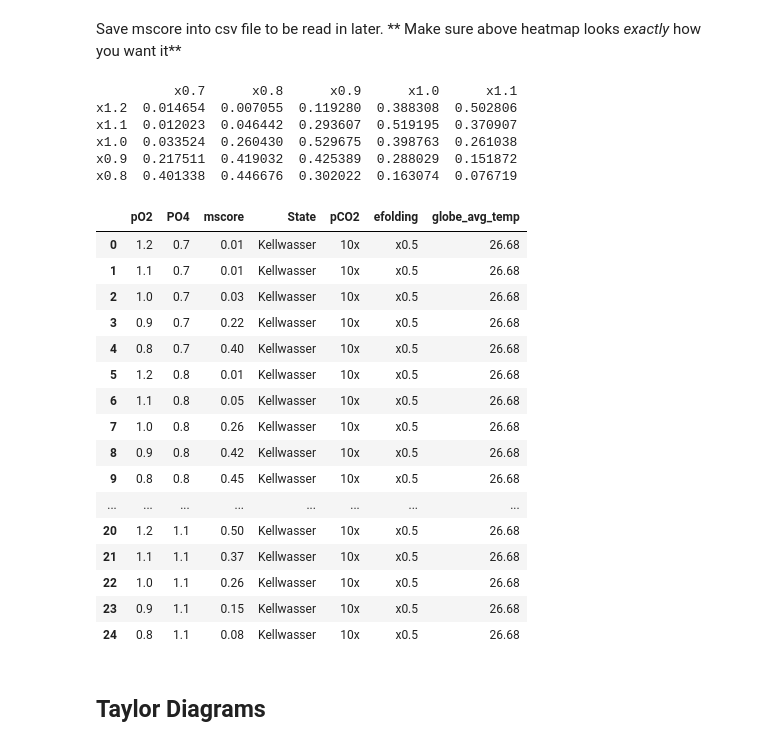
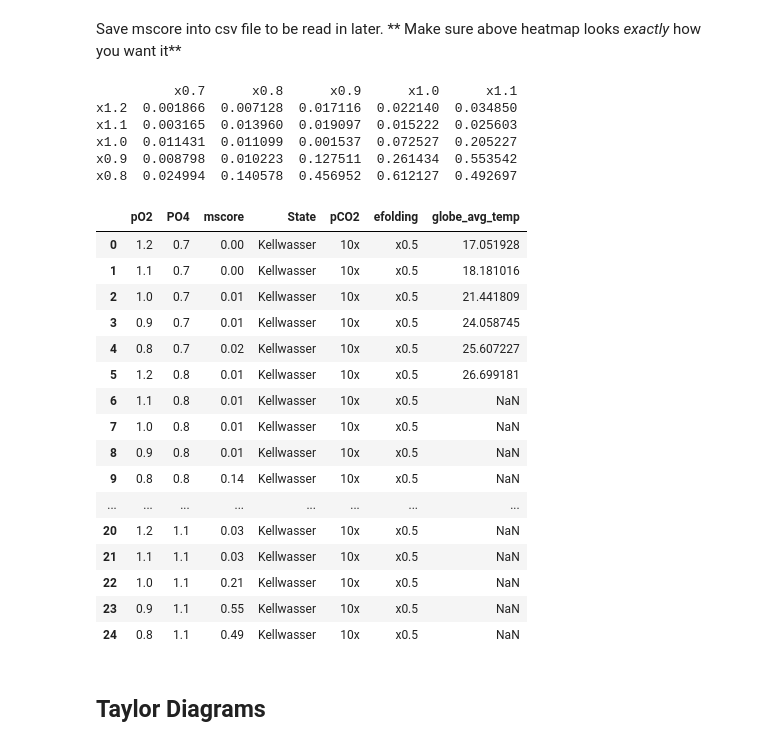
Before and after one commit to aprow620/cGenie-plotting, a Jupyter notebook: src/plot_output.ipynb, the cells around one changed output. Saved outputs shown, nothing was run; the diff lists cells and outputs as text; code cells hidden in the pictures.

```diff
--- a/src/plot_output.ipynb
+++ b/src/plot_output.ipynb
@@ -1987,51 +1987,51 @@ Save mscore into csv file to be read in later. ** Make sure above heatmap looks
 # %%
 # make structured dataframe to save datato
 
 columns = ['State', 'pCO2','pO2', 'PO4','mscore', 'efolding','benthic_anoxia', "globe_avg_temp"]
 
 results = pd.DataFrame(columns = columns)
 
 print(df_mss) #reshape df_mss so that y goes in PO4 column, x in pO2
 
 
 df_mss_reset = df_mss.reset_index().rename(columns={'index': 'pO2'})
 results = df_mss_reset.melt(id_vars='pO2', var_name='PO4', value_name='mscore')
 results['mscore'] = results['mscore'].round(2)
 
 #add additional information to columns
 results['State'] = "Kellwasser"
 results['pCO2'] = "10x"
 results['efolding'] = 'x0.5'
-results['globe_avg_temp'] = SST_ensemble['_surT (C)'] #from Ensemble Time-Series section
+results['globe_avg_temp'] = ensemble['_surT (C)'] #from Ensemble Time-Series section
 
 results['pO2'] = results['pO2'].str.lstrip('x').astype(float) #make pO2 and PO4 numerical
 results['PO4'] = results['PO4'].str.lstrip('x').astype(float)
 
 results
 # %% [output]
           x0.7      x0.8      x0.9      x1.0      x1.1
-x1.2  0.014654  0.007055  0.119280  0.388308  0.502806
-x1.1  0.012023  0.046442  0.293607  0.519195  0.370907
-x1.0  0.033524  0.260430  0.529675  0.398763  0.261038
-x0.9  0.217511  0.419032  0.425389  0.288029  0.151872
-x0.8  0.401338  0.446676  0.302022  0.163074  0.076719
+x1.2  0.001866  0.007128  0.017116  0.022140  0.034850
+x1.1  0.003165  0.013960  0.019097  0.015222  0.025603
+x1.0  0.011431  0.011099  0.001537  0.072527  0.205227
+x0.9  0.008798  0.010223  0.127511  0.261434  0.553542
+x0.8  0.024994  0.140578  0.456952  0.612127  0.492697
 |  | pO2 | PO4 | mscore | State | pCO2 | efolding | globe_avg_temp |
-| 0 | 1.2 | 0.7 | 0.01 | Kellwasser | 10x | x0.5 | 26.68 |
-| 1 | 1.1 | 0.7 | 0.01 | Kellwasser | 10x | x0.5 | 26.68 |
-| 2 | 1.0 | 0.7 | 0.03 | Kellwasser | 10x | x0.5 | 26.68 |
-| 3 | 0.9 | 0.7 | 0.22 | Kellwasser | 10x | x0.5 | 26.68 |
-| 4 | 0.8 | 0.7 | 0.40 | Kellwasser | 10x | x0.5 | 26.68 |
-| 5 | 1.2 | 0.8 | 0.01 | Kellwasser | 10x | x0.5 | 26.68 |
-| 6 | 1.1 | 0.8 | 0.05 | Kellwasser | 10x | x0.5 | 26.68 |
-| 7 | 1.0 | 0.8 | 0.26 | Kellwasser | 10x | x0.5 | 26.68 |
-| 8 | 0.9 | 0.8 | 0.42 | Kellwasser | 10x | x0.5 | 26.68 |
-| 9 | 0.8 | 0.8 | 0.45 | Kellwasser | 10x | x0.5 | 26.68 |
+| 0 | 1.2 | 0.7 | 0.00 | Kellwasser | 10x | x0.5 | 17.051928 |
+| 1 | 1.1 | 0.7 | 0.00 | Kellwasser | 10x | x0.5 | 18.181016 |
+| 2 | 1.0 | 0.7 | 0.01 | Kellwasser | 10x | x0.5 | 21.441809 |
+| 3 | 0.9 | 0.7 | 0.01 | Kellwasser | 10x | x0.5 | 24.058745 |
+| 4 | 0.8 | 0.7 | 0.02 | Kellwasser | 10x | x0.5 | 25.607227 |
+| 5 | 1.2 | 0.8 | 0.01 | Kellwasser | 10x | x0.5 | 26.699181 |
+| 6 | 1.1 | 0.8 | 0.01 | Kellwasser | 10x | x0.5 | NaN |
+| 7 | 1.0 | 0.8 | 0.01 | Kellwasser | 10x | x0.5 | NaN |
+| 8 | 0.9 | 0.8 | 0.01 | Kellwasser | 10x | x0.5 | NaN |
+| 9 | 0.8 | 0.8 | 0.14 | Kellwasser | 10x | x0.5 | NaN |
 | ... | ... | ... | ... | ... | ... | ... | ... |
-| 20 | 1.2 | 1.1 | 0.50 | Kellwasser | 10x | x0.5 | 26.68 |
-| 21 | 1.1 | 1.1 | 0.37 | Kellwasser | 10x | x0.5 | 26.68 |
-| 22 | 1.0 | 1.1 | 0.26 | Kellwasser | 10x | x0.5 | 26.68 |
-| 23 | 0.9 | 1.1 | 0.15 | Kellwasser | 10x | x0.5 | 26.68 |
-| 24 | 0.8 | 1.1 | 0.08 | Kellwasser | 10x | x0.5 | 26.68 |
+| 20 | 1.2 | 1.1 | 0.03 | Kellwasser | 10x | x0.5 | NaN |
+| 21 | 1.1 | 1.1 | 0.03 | Kellwasser | 10x | x0.5 | NaN |
+| 22 | 1.0 | 1.1 | 0.21 | Kellwasser | 10x | x0.5 | NaN |
+| 23 | 0.9 | 1.1 | 0.55 | Kellwasser | 10x | x0.5 | NaN |
+| 24 | 0.8 | 1.1 | 0.49 | Kellwasser | 10x | x0.5 | NaN |
 # %%
 # runfor first time save !!!!!!!!!
 
```
Also changed, not shown: parts of 26 cells of this notebook, 5 other files.
